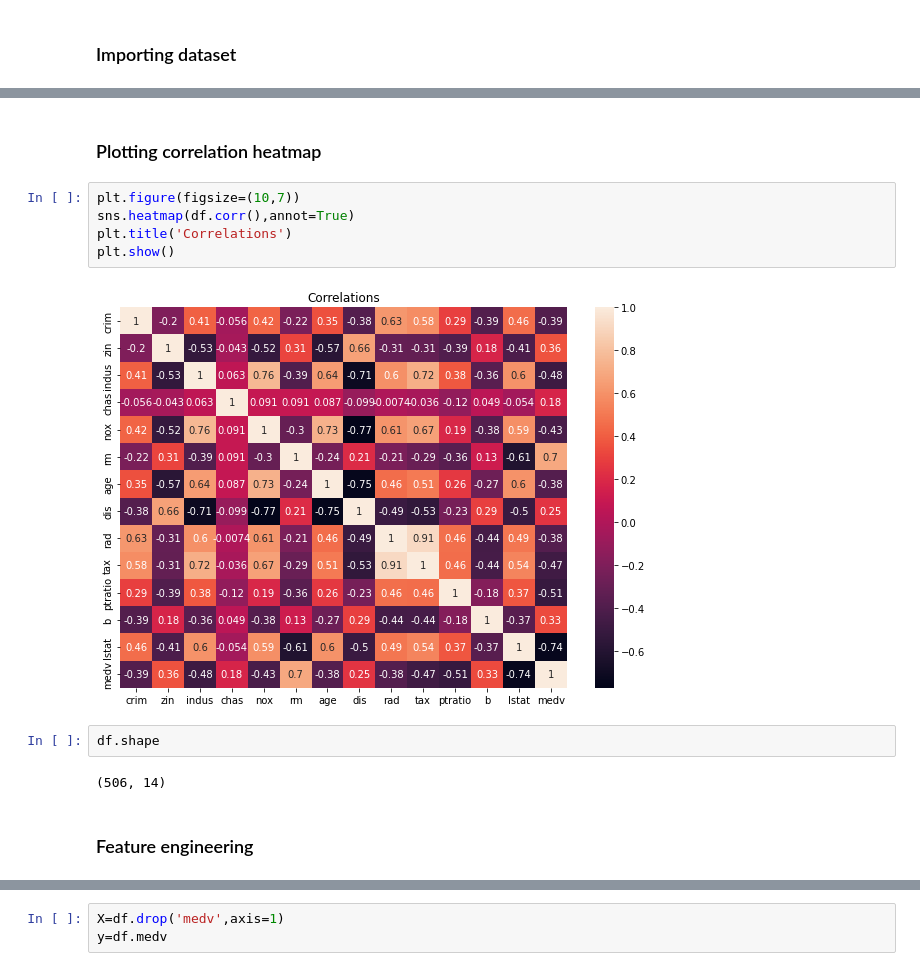
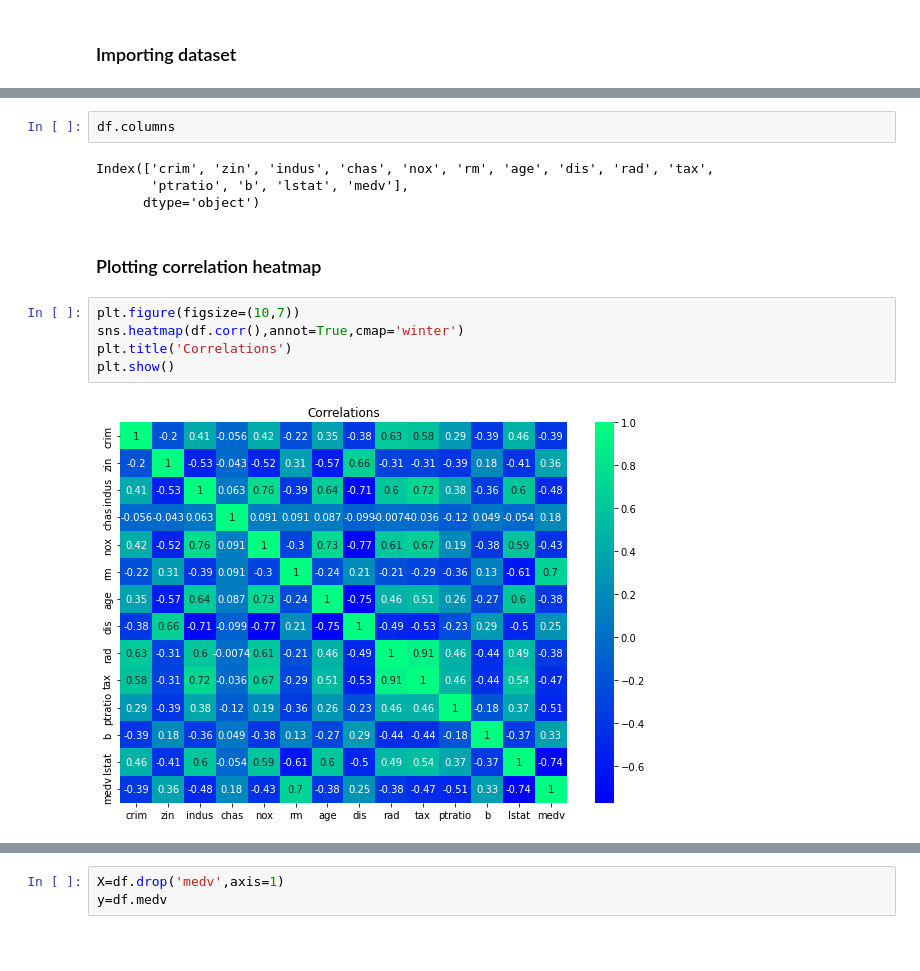
Before and after one commit to Tanmayture18/House-price-prediction, a Jupyter notebook: House price prediction/HousePricePrediction.ipynb, the cells around one changed output, grey strips where cells are left out. Saved outputs shown, nothing was run; the diff lists cells and outputs as text; blank space fills up the shorter version.

```diff
--- a/House price prediction/HousePricePrediction.ipynb
+++ b/House price prediction/HousePricePrediction.ipynb
@@ -20,15 +66,15 @@ df.head()
+# %%
+df.columns
+# %% [output]
+Index(['crim', 'zin', 'indus', 'chas', 'nox', 'rm', 'age', 'dis', 'rad', 'tax',
+       'ptratio', 'b', 'lstat', 'medv'],
+      dtype='object')
 # %% [markdown]
 ### Plotting correlation heatmap
 # %%
 plt.figure(figsize=(10,7))
-sns.heatmap(df.corr(),annot=True)
+sns.heatmap(df.corr(),annot=True,cmap='winter')
 plt.title('Correlations')
 plt.show()
 # %% [output]
-[figure, old version]
+[figure, new version]
-# %%
-df.shape
-# %% [output]
-(506, 14)
-# %% [markdown]
-### Feature engineering
```
Also changed, not shown: parts of 33 cells of this notebook.
